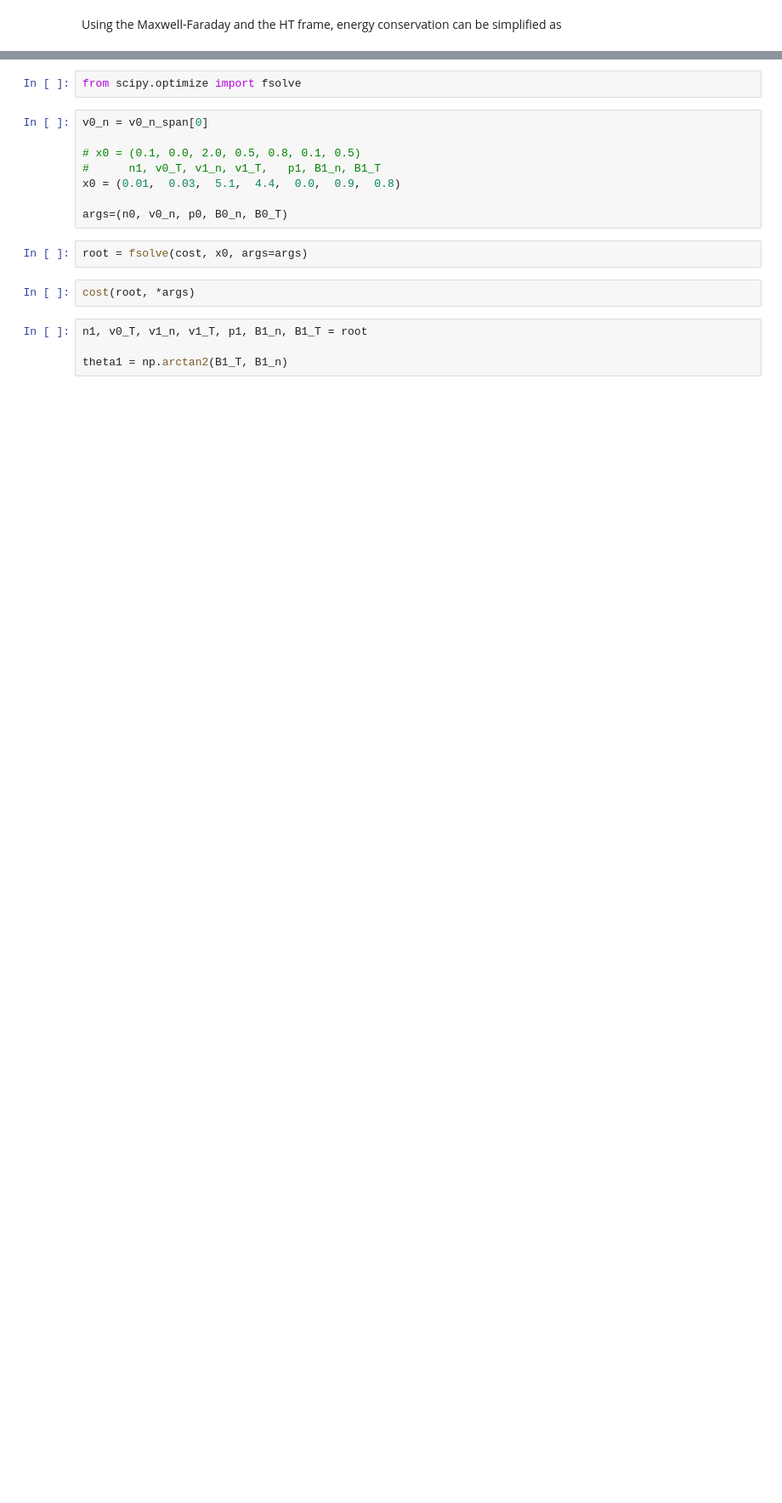
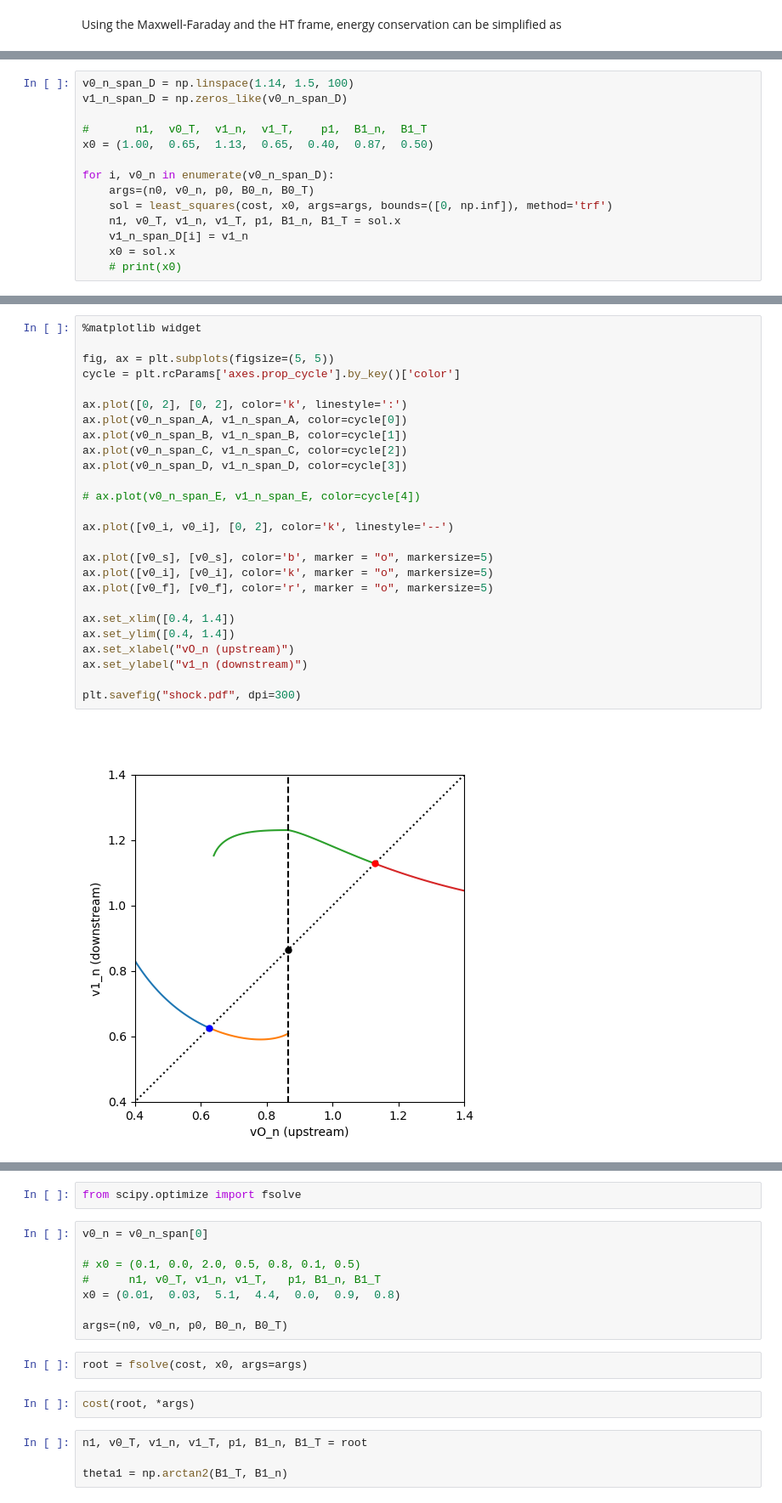
Before and after one commit to rochSmets/myNb, a Jupyter notebook: shock.ipynb, the cells around one changed output, grey strips where cells are left out. Shown: that part at 85% size. Cells and saved outputs as stored; diff of their text form; blank space fills up the shorter version.

```diff
--- a/shock.ipynb
+++ b/shock.ipynb
@@ -80,0 +167,14 @@ def cost(x, *args):
+# %%
+v0_n_span_D = np.linspace(1.14, 1.5, 100)
+v1_n_span_D = np.zeros_like(v0_n_span_D)
+
+#       n1,  v0_T,  v1_n,  v1_T,    p1,  B1_n,  B1_T
+x0 = (1.00,  0.65,  1.13,  0.65,  0.40,  0.87,  0.50)
+
+for i, v0_n in enumerate(v0_n_span_D):
+    args=(n0, v0_n, p0, B0_n, B0_T)
+    sol = least_squares(cost, x0, args=args, bounds=([0, np.inf]), method='trf')
+    n1, v0_T, v1_n, v1_T, p1, B1_n, B1_T = sol.x
+    v1_n_span_D[i] = v1_n
+    x0 = sol.x
+    # print(x0)
@@ -80,0 +197,28 @@ def cost(x, *args):
+# %%
+%matplotlib widget
+
+fig, ax = plt.subplots(figsize=(5, 5))
+cycle = plt.rcParams['axes.prop_cycle'].by_key()['color']
+
+ax.plot([0, 2], [0, 2], color='k', linestyle=':')
+ax.plot(v0_n_span_A, v1_n_span_A, color=cycle[0])
+ax.plot(v0_n_span_B, v1_n_span_B, color=cycle[1])
+ax.plot(v0_n_span_C, v1_n_span_C, color=cycle[2])
+ax.plot(v0_n_span_D, v1_n_span_D, color=cycle[3])
+
+# ax.plot(v0_n_span_E, v1_n_span_E, color=cycle[4])
+
+ax.plot([v0_i, v0_i], [0, 2], color='k', linestyle='--')
+
+ax.plot([v0_s], [v0_s], color='b', marker = "o", markersize=5)
+ax.plot([v0_i], [v0_i], color='k', marker = "o", markersize=5)
+ax.plot([v0_f], [v0_f], color='r', marker = "o", markersize=5)
+
+ax.set_xlim([0.4, 1.4])
+ax.set_ylim([0.4, 1.4])
+ax.set_xlabel("vO_n (upstream)")
+ax.set_ylabel("v1_n (downstream)")
+
+plt.savefig("shock.pdf", dpi=300)
+# %% [output]
+[figure, added]
```
Also changed, not shown: parts of 40 cells of this notebook, 1 other file.
